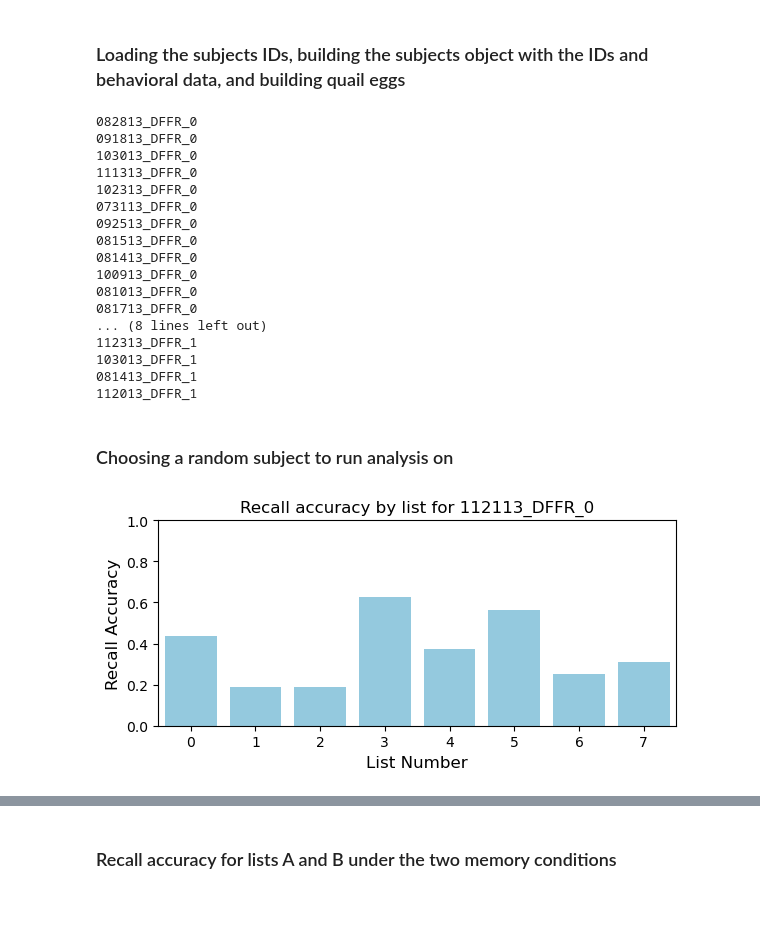
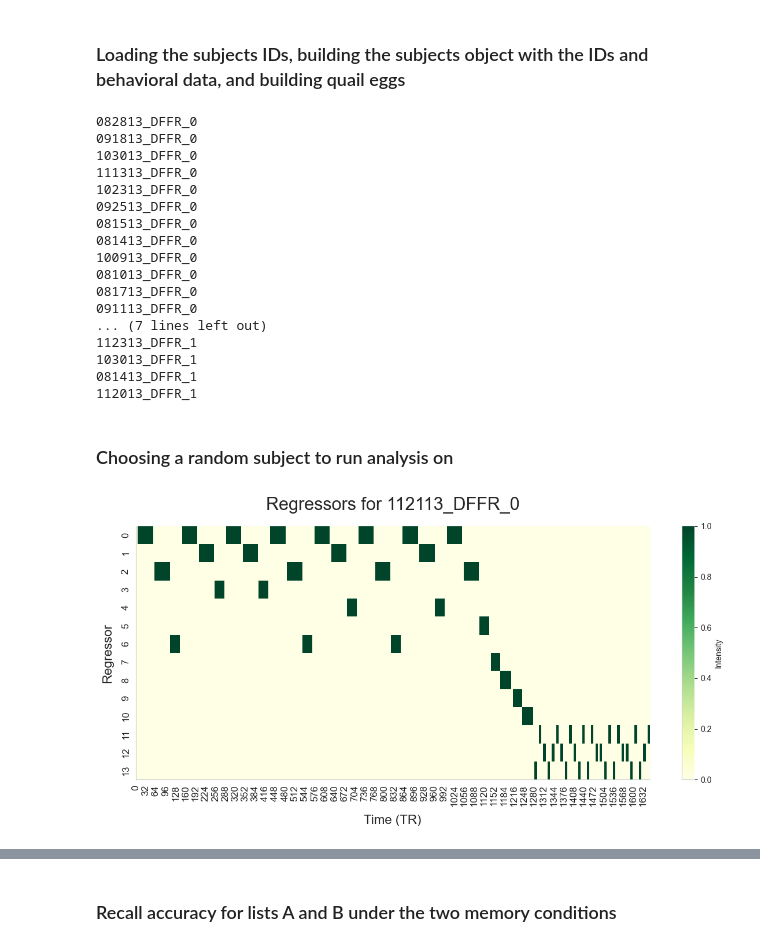
Before and after one commit to AhmedAlSunbati712/Network-Dynamics, a Jupyter notebook: unitTestSubject.ipynb, the cells around one changed output, grey strips where cells are left out. Drawn from its saved outputs; the diff is of its cells as text; code cells hidden in the pictures; blank space fills up the shorter version.

Commit message:
fixing issue with displaying regressors

```diff
--- a/unitTestSubject.ipynb
+++ b/unitTestSubject.ipynb
@@ -12,11 +12,12 @@ from helper import *
 
 exclude = ['072413_DFFR_0', '112313_DFFR_0']
 behavior = load_behavior("./")
+regmats = load_regressors("./")
 # %% [markdown]
 ### Loading the subjects IDs, building the subjects object with the IDs and behavioral data, and building quail eggs
 # %%
-subjects_ID = [ID for ID in behavior.keys()]
-subjects_list = [Subject(subj_ID, None, behavior[subj_ID]) for subj_ID in behavior.keys()]
+
+subjects_list = [Subject(subj_ID, regmats[subj_ID], behavior[subj_ID]) for subj_ID in behavior.keys()]
 for subject in subjects_list:
     subject.build_egg_subject()
 for subject in subjects_list:
@@ -27,14 +28,14 @@ for subject in subjects_list:
 103013_DFFR_0
 111313_DFFR_0
 102313_DFFR_0
-073113_DFFR_0
 092513_DFFR_0
 081513_DFFR_0
 081413_DFFR_0
 100913_DFFR_0
 081013_DFFR_0
 081713_DFFR_0
-... (8 lines left out)
+091113_DFFR_0
+... (7 lines left out)
 112313_DFFR_1
 103013_DFFR_1
 081413_DFFR_1
@@ -44,6 +45,7 @@ for subject in subjects_list:
 # %%
 import random
 random_subject_object = subjects_list[random.randint(0, len(subjects_list) - 1)]
-random_subject_object.plot_histogram_over_runs()
+random_subject_object.behavior = behavior[random_subject_object.get_ID()]
+random_subject_object.display_regressors()
 # %% [output]
-[figure, old version]
+[figure, new version]
```
Also changed, not shown: parts of 13 cells of this notebook, 3 other files.
